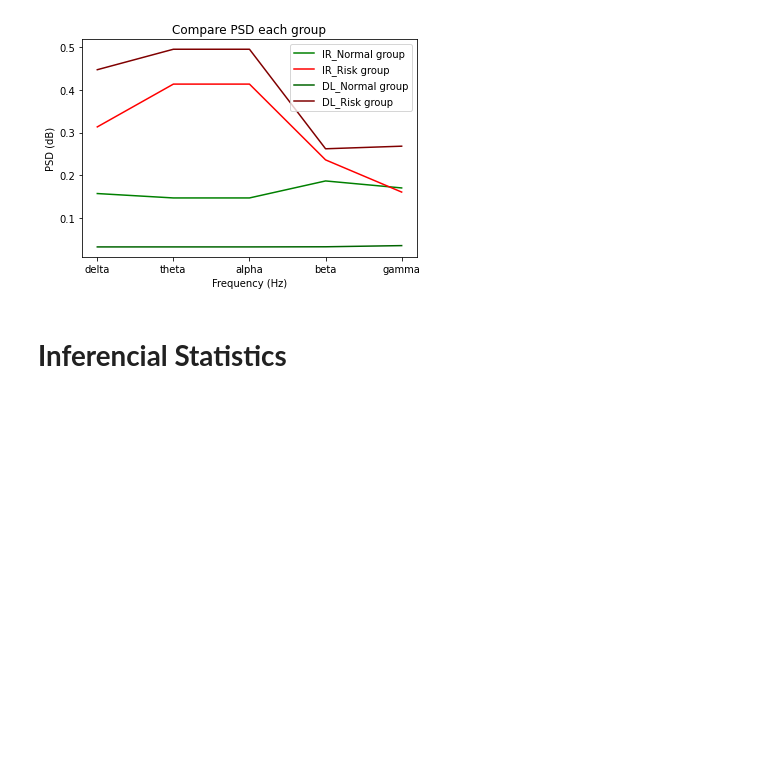
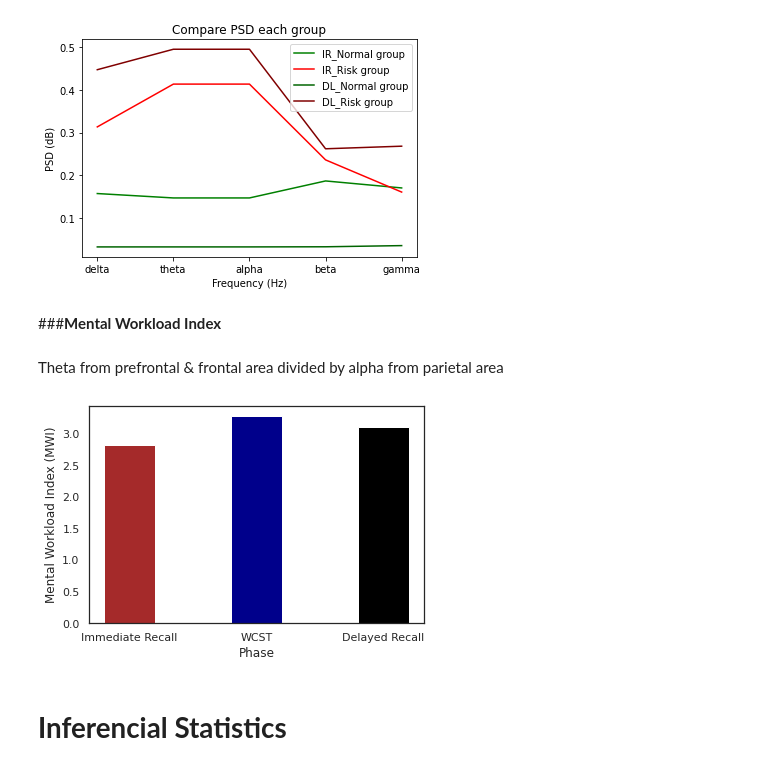
Before and after one commit to Sirabhop/Preclinical-AD-EEG-classification, a Jupyter notebook: Data_Analysis.ipynb, the cells around one changed output. Cells and saved outputs as stored; diff of their text form; code cells hidden in the pictures; blank space fills up the shorter version.

```diff
--- a/Data_Analysis.ipynb
+++ b/Data_Analysis.ipynb
@@ -221,9 +223,11 @@ Biomarkers.iloc[:, 1:22] = scaler.fit_transform(Biomarkers.iloc[:, 1:22])
 # %%
 IR_psd_normal = pd.read_csv('/content/drive/My Drive/My Project/Senior Project-Dementia/Results/RESEARCH DATA/IR_psd_normal.csv')
 DL_psd_normal = pd.read_csv('/content/drive/My Drive/My Project/Senior Project-Dementia/Results/RESEARCH DATA/DL_psd_normal.csv')
+WCST_psd_normal = pd.read_csv('/content/drive/My Drive/My Project/Senior Project-Dementia/Results/RESEARCH DATA/WCST_psd_normal.csv')
 
 IR_psd_risk = pd.read_csv('/content/drive/My Drive/My Project/Senior Project-Dementia/Results/RESEARCH DATA/IR_psd_risk.csv')
 DL_psd_risk = pd.read_csv('/content/drive/My Drive/My Project/Senior Project-Dementia/Results/RESEARCH DATA/DL_psd_risk.csv')
+WCST_psd_risk = pd.read_csv('/content/drive/My Drive/My Project/Senior Project-Dementia/Results/RESEARCH DATA/WCST_psd_risk.csv')
 # %% [markdown]
 ####**PSD of 32 electrodes**
 # %%
@@ -405,6 +416,31 @@ plt.legend()
 # %% [output]
 <matplotlib.legend.Legend at 0x...>
 [figure]
+# %% [markdown]
+###**Mental Workload Index**
+# %% [markdown]
+Theta from prefrontal & frontal area divided by alpha from parietal area
+# %%
+IR_Prefrontal = IR_psd_risk[['Fp1', 'Fz', 'Fp2']]
+IR_Frontal = IR_psd_risk[['FC1', 'FC5', 'FC2', 'FC6']]
+
+DL_Prefrontal = DL_psd_risk[['Fp1', 'Fz', 'Fp2']]
+DL_Frontal = DL_psd_risk[['FC1', 'FC5', 'FC2', 'FC6']]
+
+WCST_Prefrontal = WCST_psd_risk[['Fp1', 'Fz', 'Fp2']]
+WCST_Frontal = WCST_psd_risk[['FC1', 'FC5', 'FC2', 'FC6']]
+# %%
+MWI_IR = IR_Prefrontal.iloc[1,0]/IR_Frontal.iloc[2,0]
+MWI_DL = DL_Prefrontal.iloc[1,0]/DL_Frontal.iloc[2,0]
+MWI_WCST = WCST_Prefrontal.iloc[1,0]/WCST_Frontal.iloc[2,0]
+MWI = [MWI_IR, MWI_WCST, MWI_DL]
+# %%
+plt.bar(x = ['Immediate Recall', 'WCST', 'Delayed Recall'], height = MWI, width = 0.4, color = ['brown', 'darkblue', 'black'])
+plt.ylabel('Mental Workload Index (MWI)')
+plt.xlabel('Phase')
+plt.savefig('/content/drive/My Drive/My Project/Senior Project-Dementia/Results/Graphs/Biomarkers/MWI of 3 phase.png')
+# %% [output]
+[figure, added]
 # %% [markdown]
 # **Inferencial Statistics**
 # %% [markdown]
```
Also changed, not shown: parts of 14 cells of this notebook.
